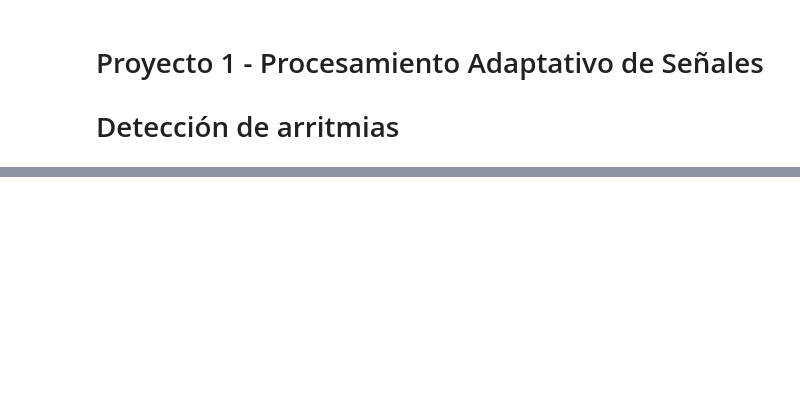
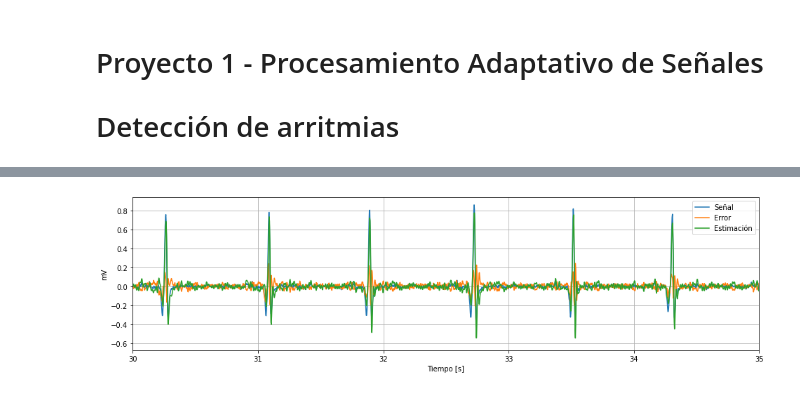
Before and after one commit to mbergerman/Procesamiento-Adaptativo, a Jupyter notebook: Proyecto 1/PASA_P1_G2.ipynb, the cells around one changed output, grey strips where cells are left out. Saved outputs shown, nothing was run; the diff lists cells and outputs as text; code cells hidden in the pictures; blank space fills up the shorter version.

Commit message:
VSLMS y Arritmia

```diff
--- a/Proyecto 1/PASA_P1_G2.ipynb
+++ b/Proyecto 1/PASA_P1_G2.ipynb
@@ -55,0 +71,33 @@ plt.show()
+# %%
+#VSLMS
+M = 512
+w = np.zeros((M, 1))    # el vector queda en el orden inverso al tradicional
+e = np.zeros(N)
+yhat = np.zeros(N)
+MSE = np.zeros(N)
+mu = 1e-5
+a = 0.3
+b = 0.7
+
+for i in range(M, N):
+    x = channel1[i-M : i]
+    y = channel1[i]
+    yhat[i] = (w.T @ x).item(0)
+    e[i] = y - yhat[i]
+    MSE[i] = e[i]**2
+    w = np.add(w, mu * e[i] * x)
+    mu = a*mu + b*e[i]**2
+
+
+plt.figure(figsize=(16, 4))
+plt.plot(time, channel1, label = 'Señal')
+plt.plot(time, e, label = 'Error')
+plt.plot(time, yhat, label = 'Estimación')
+plt.xlabel('Tiempo [s]')
+plt.ylabel(record_data['units'][0])
+plt.xlim(30,35)
+plt.grid()
+plt.legend()
+plt.show()
+# %% [output]
+[figure, added]
```
Also changed, not shown: parts of 7 cells of this notebook.
